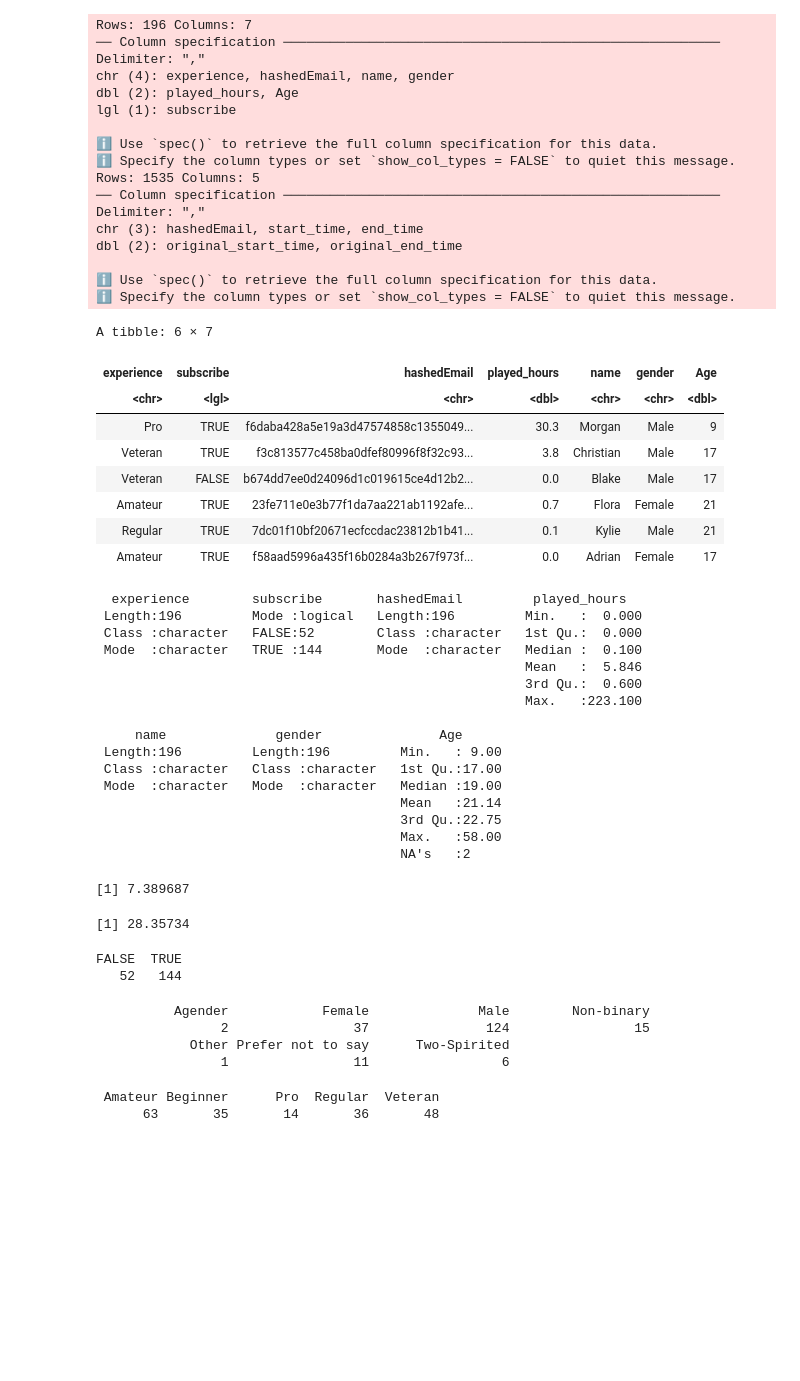
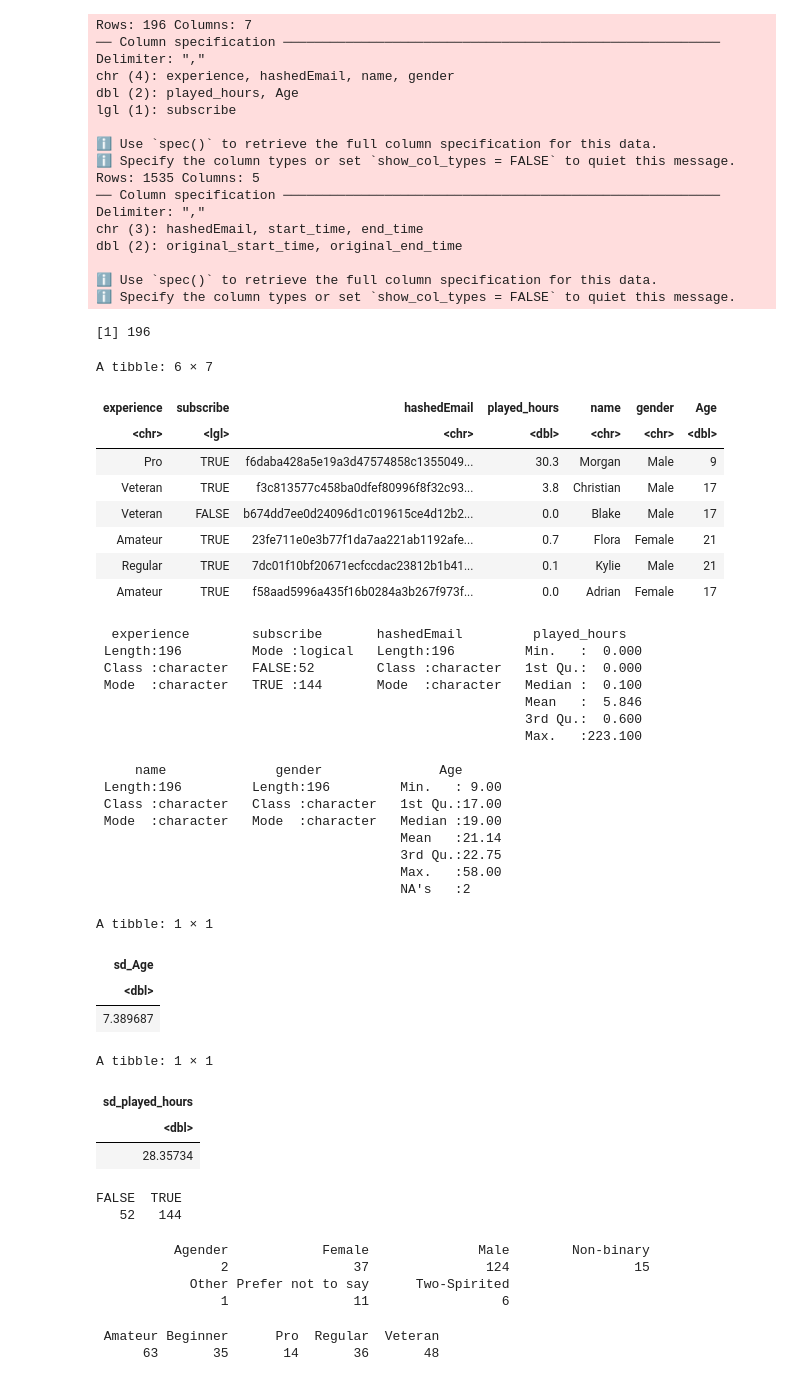
Before and after one commit to chrislee330/dsci-100-project-indiv, a Jupyter notebook: individual.ipynb, the cells around one changed output. Saved outputs shown, nothing was run; the diff lists cells and outputs as text; code cells hidden in the pictures; blank space fills up the shorter version.

```diff
--- a/individual.ipynb
+++ b/individual.ipynb
@@ -39,57 +40,67 @@ dbl (2): original_start_time, original_end_time
 # %%
 # Data Description For player.csv (player_data)
 
 # number of observations
-num_obs_player <- nrow(player_data) #196 obs
+nrow(player_data) #196 obs
 
 # number of variables, name and type of variables, what the variables mean,
 head(player_data)
 
 #summary statistics
 summary(player_data)
 
-sd(player_data$Age, na.rm = TRUE)
-sd(player_data$played_hours)
+player_data |>
+  summarize(sd_Age = sd(Age, na.rm = TRUE))
+player_data |>
+  summarize(sd_played_hours = sd(played_hours))
 
+# frequency tables
 table(player_data$subscribe)
 table(player_data$gender)
 table(player_data$experience)
 # %% [output]
-A tibble: 6 × 7
+[1] 196
+A tibble: 6 × 7
 | experience | subscribe | hashedEmail | played_hours | name | gender | Age |
 | <chr> | <lgl> | <chr> | <dbl> | <chr> | <chr> | <dbl> |
 | Pro | TRUE | f6daba428a5e19a3d47574858c1355049... | 30.3 | Morgan | Male | 9 |
 | Veteran | TRUE | f3c813577c458ba0dfef80996f8f32c93... | 3.8 | Christian | Male | 17 |
 | Veteran | FALSE | b674dd7ee0d24096d1c019615ce4d12b2... | 0.0 | Blake | Male | 17 |
 | Amateur | TRUE | 23fe711e0e3b77f1da7aa221ab1192afe... | 0.7 | Flora | Female | 21 |
 | Regular | TRUE | 7dc01f10bf20671ecfccdac23812b1b41... | 0.1 | Kylie | Male | 21 |
 | Amateur | TRUE | f58aad5996a435f16b0284a3b267f973f... | 0.0 | Adrian | Female | 17 |
-  experience        subscribe       hashedEmail         played_hours
- Length:196         Mode :logical   Length:196         Min.   :  0.000
- Class :character   FALSE:52        Class :character   1st Qu.:  0.000
- Mode  :character   TRUE :144       Mode  :character   Median :  0.100
-                                                       Mean   :  5.846
-                                                       3rd Qu.:  0.600
-                                                       Max.   :223.100
-
-     name              gender               Age
- Length:196         Length:196         Min.   : 9.00
- Class :character   Class :character   1st Qu.:17.00
- Mode  :character   Mode  :character   Median :19.00
-                                       Mean   :21.14
-                                       3rd Qu.:22.75
-                                       Max.   :58.00
-                                       NA's   :2
-[1] 7.389687
+  experience        subscribe       hashedEmail         played_hours
+ Length:196         Mode :logical   Length:196         Min.   :  0.000
+ Class :character   FALSE:52        Class :character   1st Qu.:  0.000
+ Mode  :character   TRUE :144       Mode  :character   Median :  0.100
+                                                       Mean   :  5.846
+                                                       3rd Qu.:  0.600
+                                                       Max.   :223.100
+
+     name              gender               Age
+ Length:196         Length:196         Min.   : 9.00
+ Class :character   Class :character   1st Qu.:17.00
+ Mode  :character   Mode  :character   Median :19.00
+                                       Mean   :21.14
+                                       3rd Qu.:22.75
+                                       Max.   :58.00
+                                       NA's   :2
-[1] 28.35734
+A tibble: 1 × 1
+| sd_Age |
+| <dbl> |
+| 7.389687 |
-FALSE  TRUE
-   52   144
+A tibble: 1 × 1
+| sd_played_hours |
+| <dbl> |
+| 28.35734 |
-          Agender            Female              Male        Non-binary
-                2                37               124                15
-            Other Prefer not to say      Two-Spirited
-                1                11                 6
+FALSE  TRUE
+   52   144
- Amateur Beginner      Pro  Regular  Veteran
-      63       35       14       36       48
+          Agender            Female              Male        Non-binary
+                2                37               124                15
+            Other Prefer not to say      Two-Spirited
+                1                11                 6
+ Amateur Beginner      Pro  Regular  Veteran
+      63       35       14       36       48
 # %% [markdown]
 **Data description for player.csv (player_data)**
 - Includes 196 observations, which means 196 unique players played on this Minecraft Server (PLAICraft)
```
Also changed, not shown: parts of 9 cells of this notebook.
